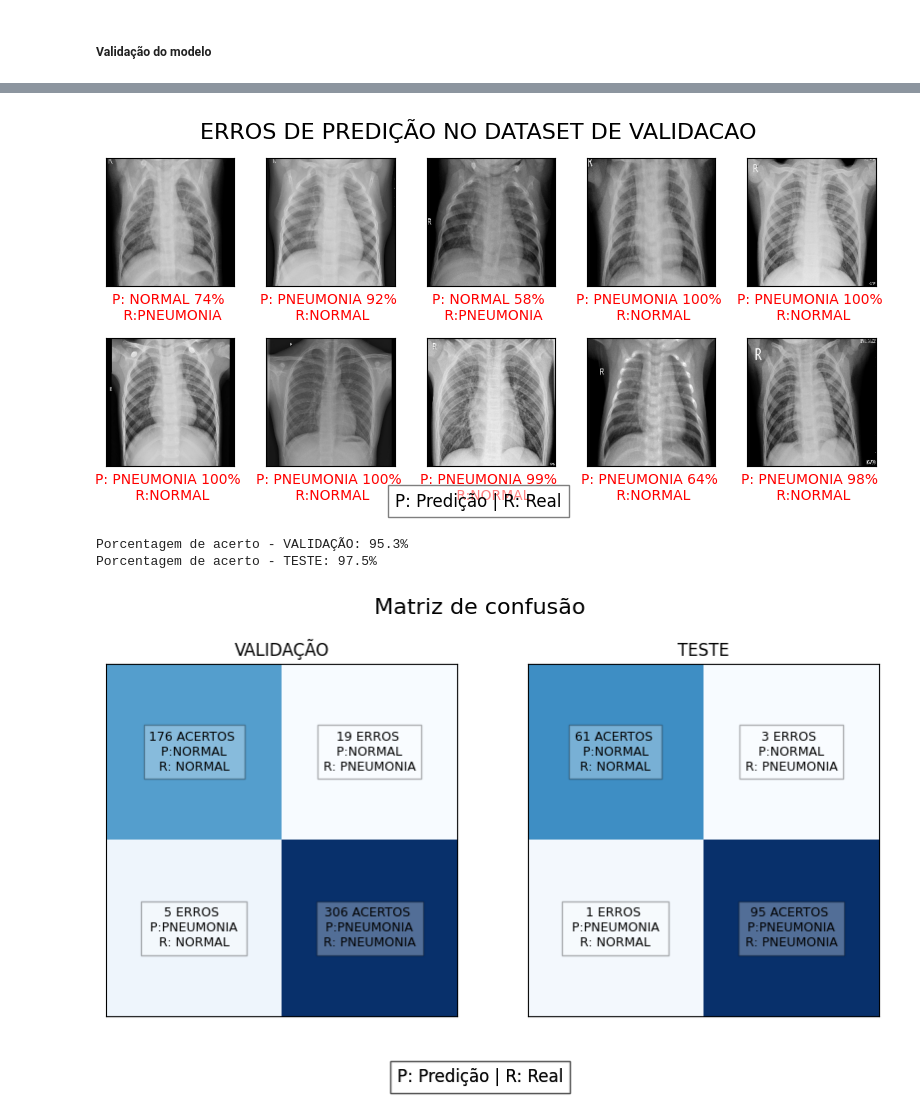
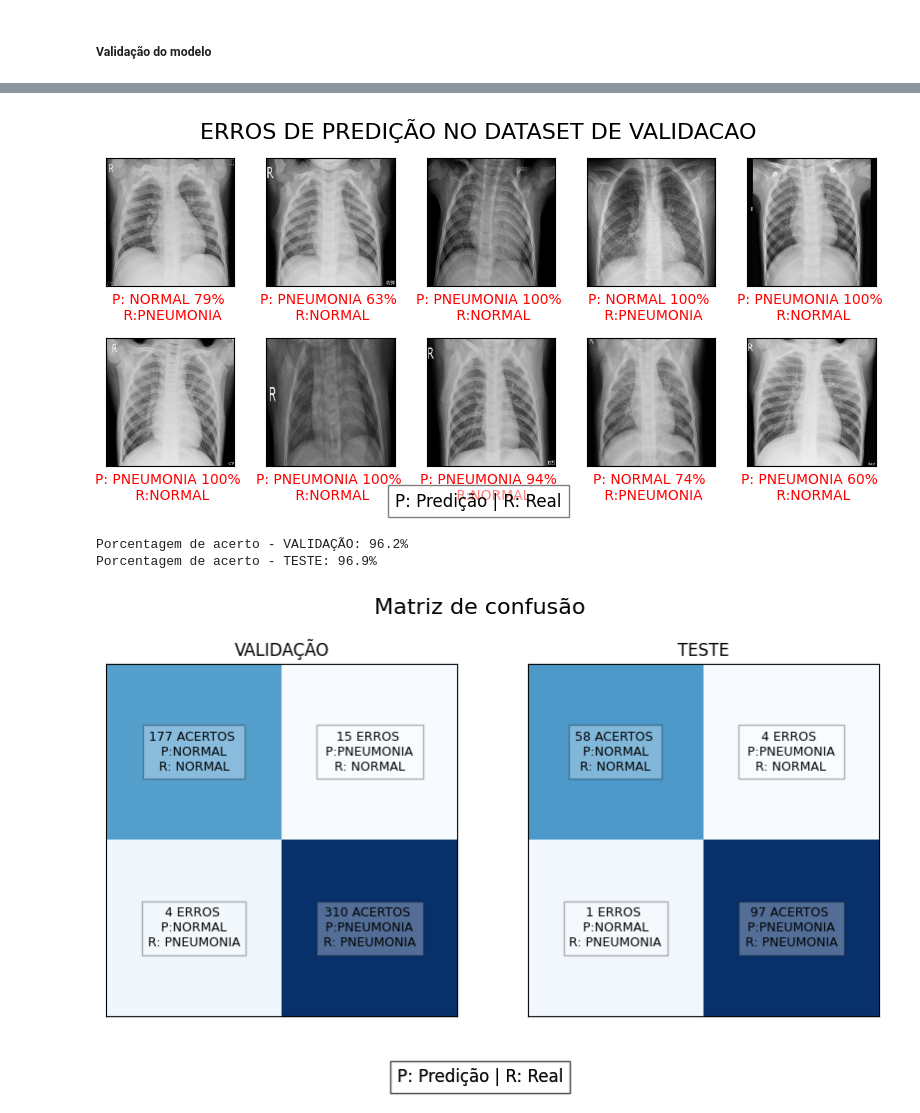
Before and after one commit to diegofemello/ImageClassificationWithPython, a Jupyter notebook: mobile_net_tcc.ipynb, the cells around one changed output, grey strips where cells are left out. Cells and saved outputs as stored; diff of their text form; code cells hidden in the pictures.

Commit message:
atualizando modelo

```diff
--- a/mobile_net_tcc.ipynb
+++ b/mobile_net_tcc.ipynb
@@ -311,7 +311,7 @@ Tempo total do treinamento: 8434.76 segundos
 data_atual = datetime.now().strftime('%d-%m-%Y')
 model.save(f'models/modelo_tcc_{data_atual}.h5')
 # %%
-# model.load_weights('models/best_model_accuracy.h5')
+model.load_weights(f'models/modelo_tcc_{data_atual}.h5')
 # %%
 # Função para plotar gráficos de acurácia e loss do modelo
 def plot_model(history):
@@ -480,7 +480,7 @@ plot_results(test_features, test_labels, test_predictions,
 plot_results(val_features, val_labels, val_predictions, val_percentages,
              "ERROS DE PREDIÇÃO NO DATASET DE VALIDACAO", True, 2, 5)
 # %% [output]
-[figure, old version]
+[figure, new version]
 # %%
 # Matriz de confusão
 plt.figure(figsize=(10, 5))
@@ -491,39 +491,37 @@ def plot_confusion_matrix(predictions, labels, title, i=1):
     # Função para plotar a matriz de confusão
     plt.subplot(1, 2, i)
     matrix = confusion_matrix(labels, predictions)
     porcentagem_acerto = (matrix[0, 0] + matrix[1, 1]) / np.sum(matrix) * 100
 
     print(f'Porcentagem de acerto - {title}: {round(porcentagem_acerto, 1)}%')
 
     plt.imshow(matrix, cmap=plt.cm.Blues, interpolation='nearest')
 
     # Adicionando os nomes das classes e os valores
     for i in range(2):
         for j in range(2):
             text = 'ACERTO' if i == j else 'ERRO'
-            class_predict = class_names[i] if i == j else class_names[j]
-
-            text_final = f'{matrix[i, j]} {text}S \n P:{class_predict} \nR: {class_names[i]}'
+            text_final = f'{matrix[i, j]} {text}S \n P:{class_names[i]} \nR: {class_names[j]}'
             plt.text(i, j, text_final, va='center', ha='center', color='black', bbox=dict(
                 facecolor='white', alpha=0.3), fontsize=9)
 
     plt.title(title)
 
     plt.tick_params(left=False, right=False, labelleft=False,
                     labelbottom=False, bottom=False)
 
     plt.figtext(0.5, 0.01, "P: Predição | R: Real", ha="center",
                 fontsize=12, bbox={"facecolor": "white", "alpha": 0.5, "pad": 5})
 
 
 plot_confusion_matrix(val_labels, val_predictions,
                       title='VALIDAÇÃO', i=1)
 plot_confusion_matrix(test_labels, test_predictions,
                       title='TESTE', i=2)
 # %% [output]
-Porcentagem de acerto - VALIDAÇÃO: 95.3%
-Porcentagem de acerto - TESTE: 97.5%
+Porcentagem de acerto - VALIDAÇÃO: 96.2%
+Porcentagem de acerto - TESTE: 96.9%
-[figure, old version]
+[figure, new version]
 # %%
 # Gráfico de precisão, recall e f1-score
 plt.figure(figsize=(12, 5))
```
Also changed, not shown: parts of 4 cells of this notebook.
